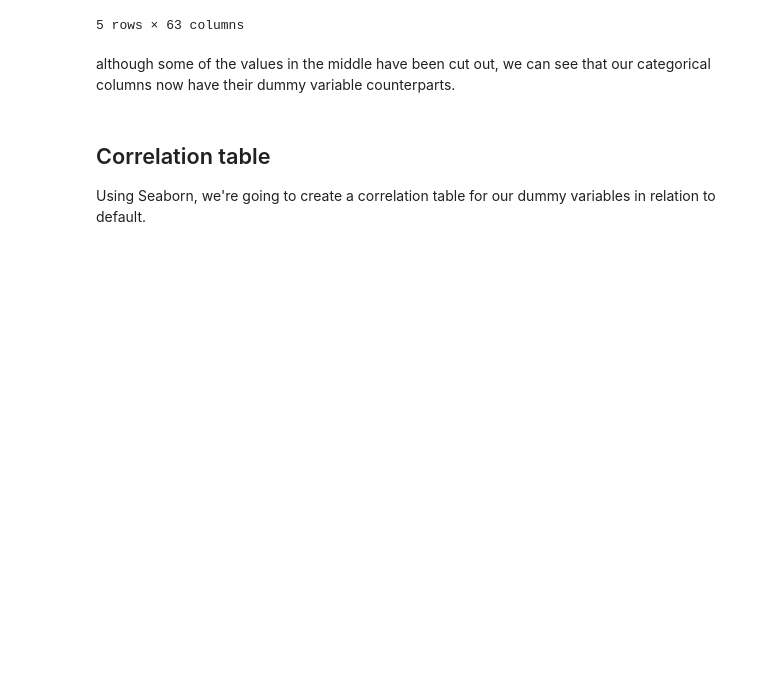
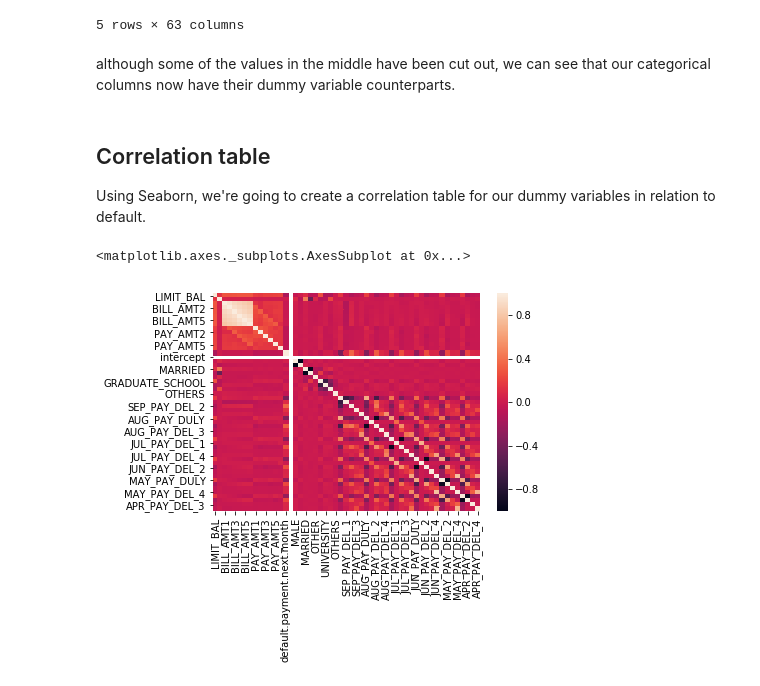
Before and after one commit to coshmeo/springboard, a Jupyter notebook: capstone project 1/data overview.ipynb, the cells around one changed output. Drawn from its saved outputs; the diff is of its cells as text; code cells hidden in the pictures; blank space fills up the shorter version.

Commit message:
updated data overview
added heatmap

```diff
--- a/capstone project 1/data overview.ipynb
+++ b/capstone project 1/data overview.ipynb
@@ -1991,7 +1991,13 @@ Using Seaborn, we're going to create a correlation table for our dummy variables
 # %%
 #remove categorical columns from dataset for heatmap
 heatmap_data = df.drop(['ID','SEX','EDUCATION','MARRIAGE','PAY_0','PAY_2',
                         'PAY_3','PAY_4','PAY_5','PAY_6'], axis = 1)
 
 #create covariance matrix
-heatmap_cov = np.cov(heatmap_data)
+heatmap_correlation = heatmap_data.corr()
+
+#generate heatmap
+sns.heatmap(heatmap_correlation)
+# %% [output]
+<matplotlib.axes._subplots.AxesSubplot at 0x...>
+[figure, added]
```
Also changed, not shown: parts of 1 cell of this notebook.
